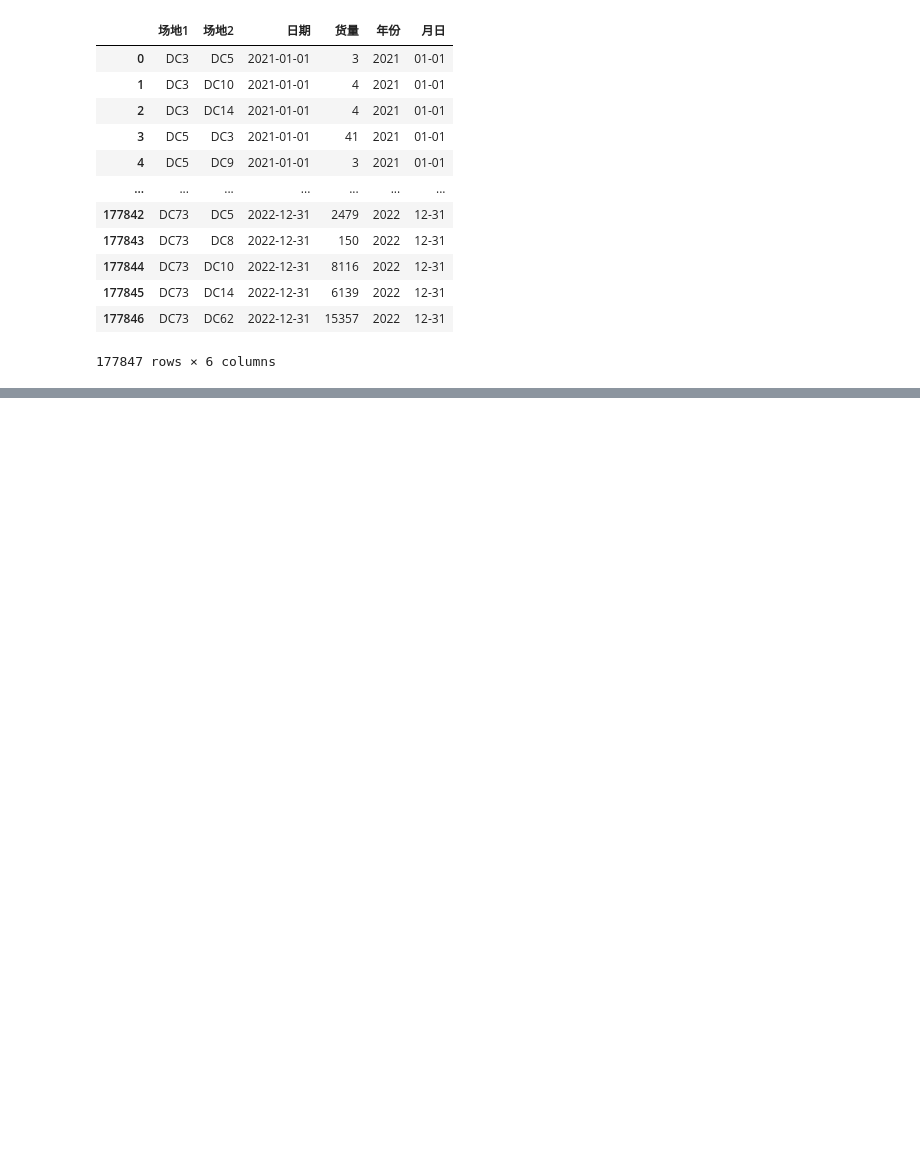
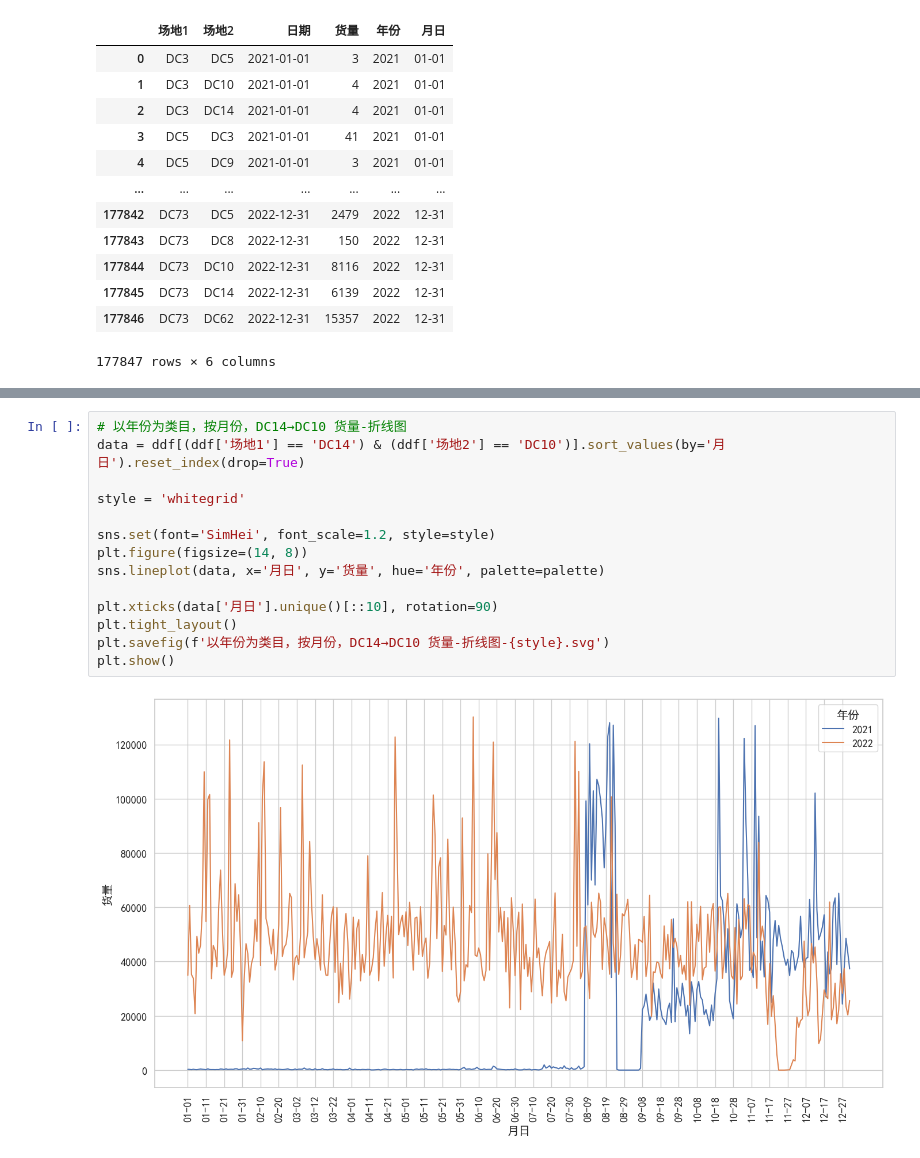
Before and after one commit to james-curtis/2023MathorCup-C, a Jupyter notebook: preprocess/数据分析.ipynb, the cells around one changed output, grey strips where cells are left out. Cells and saved outputs as stored; diff of their text form; blank space fills up the shorter version.

Commit message:
chore: 以年份为类目，按月份，DC14→DC10 货量-折线图 chore: 以年份为类目，按月份，DC20→DC35 货量-折线图 chore: 以年份为类目，按月份，DC25→DC62 货量-折线图

```diff
--- a/preprocess/数据分析.ipynb
+++ b/preprocess/数据分析.ipynb
@@ -93,0 +85,16 @@ plt.show()
+# %%
+# 以年份为类目，按月份，DC14→DC10 货量-折线图
+data = ddf[(ddf['场地1'] == 'DC14') & (ddf['场地2'] == 'DC10')].sort_values(by='月日').reset_index(drop=True)
+
+style = 'whitegrid'
+
+sns.set(font='SimHei', font_scale=1.2, style=style)
+plt.figure(figsize=(14, 8))
+sns.lineplot(data, x='月日', y='货量', hue='年份', palette=palette)
+
+plt.xticks(data['月日'].unique()[::10], rotation=90)
+plt.tight_layout()
+plt.savefig(f'以年份为类目，按月份，DC14→DC10 货量-折线图-{style}.svg')
+plt.show()
+# %% [output]
+[figure, added]
```
Also changed, not shown: parts of 9 cells of this notebook, 7 other files.
